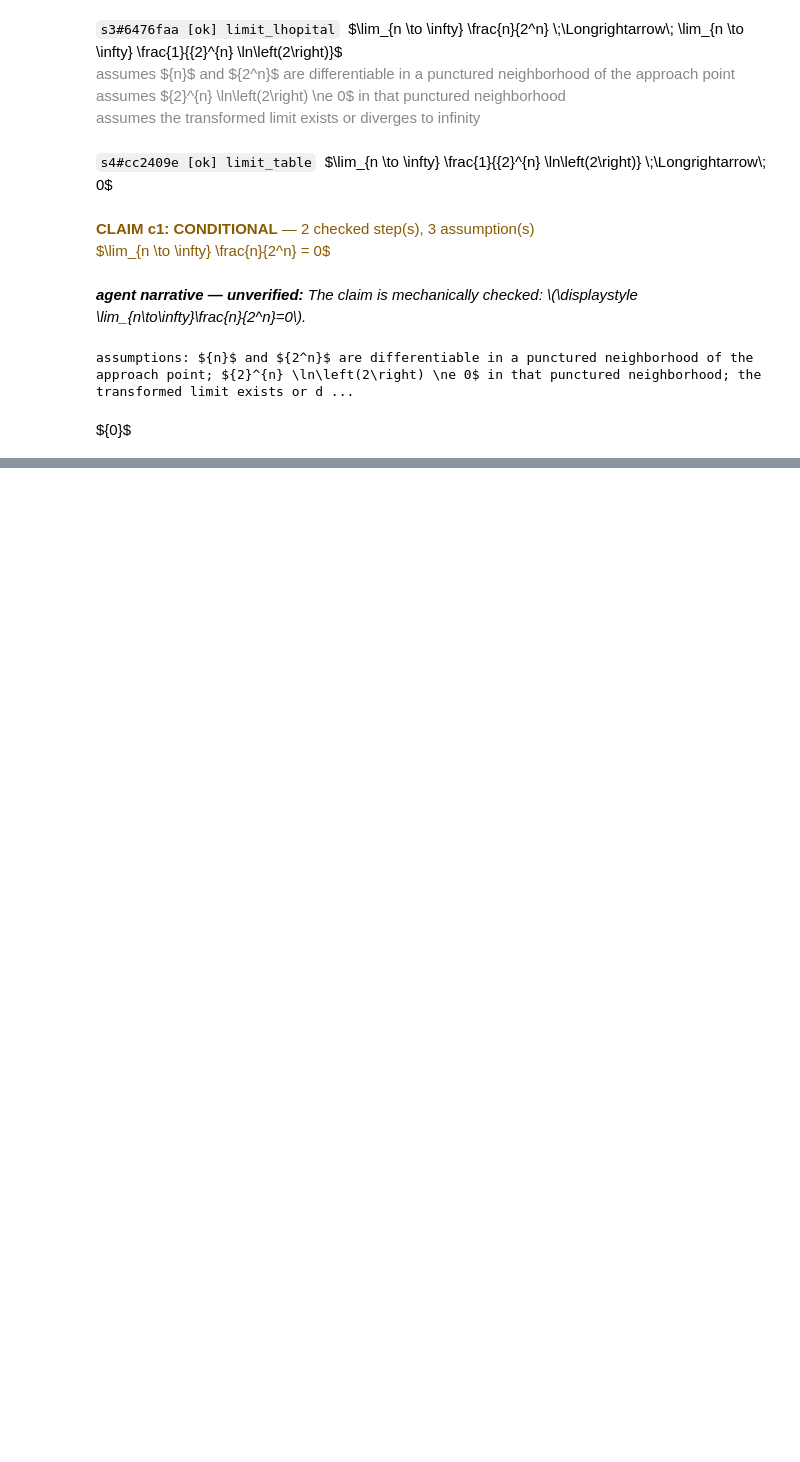
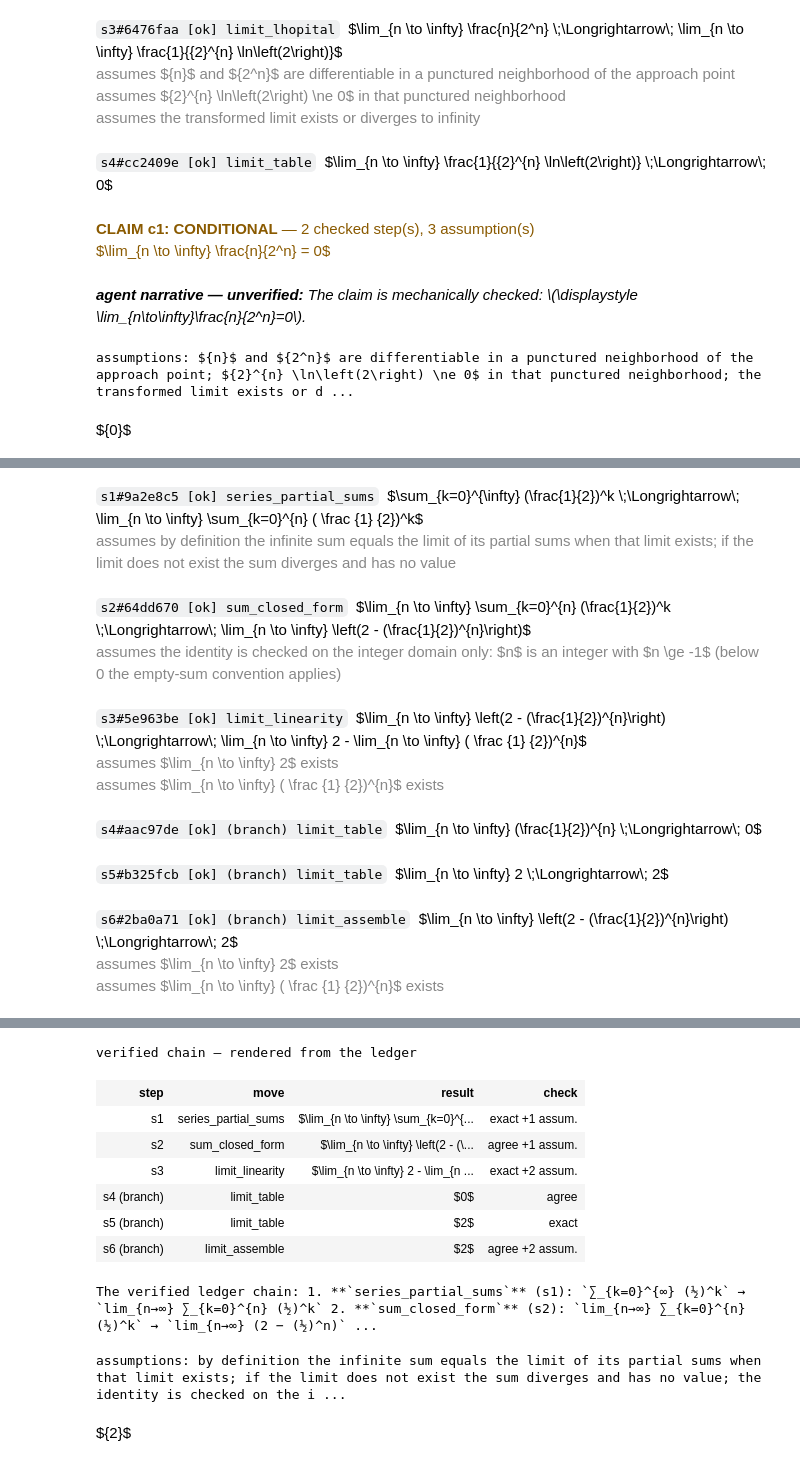
Before and after one commit to semyonc/toymath, a Jupyter notebook: examples/Into.ipynb, the cells around one changed output, grey strips where cells are left out. Cells and saved outputs as stored; diff of their text form; code cells hidden in the pictures; blank space fills up the shorter version.

```diff
--- a/examples/Into.ipynb
+++ b/examples/Into.ipynb
@@ -49,0 +61,22 @@ ${0}$
+# %%
+do! Establish \sum_{k=0}^{\infty} (\frac{1}{2})^k = 2 with verified tactics only:
+series_partial_sums, a checked closed form, then the limit chain. Then render
+one tikz figure — a proof-without-words dissection: a 2×1 rectangle cut into
+pieces of area 1, 1/2, 1/4, 1/8, 1/16, ..., each piece a rectangle obtained by
+halving the remaining space, alternating horizontal and vertical cuts, each
+labeled with its area, the first six pieces shaded in graded tones, and the
+uncut remainder left white. Title the figure with the ledger's final value.
+The figure is an illustration; only the ledger establishes the value.
+# %% [output]
+s1#9a2e8c5 [ok] series_partial_sums $\sum_{k=0}^{\infty} (\frac{1}{2})^k \;\Longrightarrow\; \lim_{n \to \infty} \sum_{k=0}^{n} ( \frac {1} {2})^k$
+assumes by definition the infinite sum equals the limit of its partial sums when that limit exists; if the limit does not exist the sum diverges and has no value
+s2#64dd670 [ok] sum_closed_form $\lim_{n \to \infty} \sum_{k=0}^{n} (\frac{1}{2})^k \;\Longrightarrow\; \lim_{n \to \infty} \left(2 - (\frac{1}{2})^{n}\right)$
+assumes the identity is checked on the integer domain only: $n$ is an integer with $n \ge -1$ (below 0 the empty-sum convention applies)
+s3#5e963be [ok] limit_linearity $\lim_{n \to \infty} \left(2 - (\frac{1}{2})^{n}\right) \;\Longrightarrow\; \lim_{n \to \infty} 2 - \lim_{n \to \infty} ( \frac {1} {2})^{n}$
+assumes $\lim_{n \to \infty} 2$ exists
+assumes $\lim_{n \to \infty} ( \frac {1} {2})^{n}$ exists
+s4#aac97de [ok] (branch) limit_table $\lim_{n \to \infty} (\frac{1}{2})^{n} \;\Longrightarrow\; 0$
+s5#b325fcb [ok] (branch) limit_table $\lim_{n \to \infty} 2 \;\Longrightarrow\; 2$
+s6#2ba0a71 [ok] (branch) limit_assemble $\lim_{n \to \infty} \left(2 - (\frac{1}{2})^{n}\right) \;\Longrightarrow\; 2$
+assumes $\lim_{n \to \infty} 2$ exists
+assumes $\lim_{n \to \infty} ( \frac {1} {2})^{n}$ exists
@@ -49,0 +84,11 @@ ${0}$
+verified chain — rendered from the ledger
+| step | move | result | check |
+| s1 | series_partial_sums | $\lim_{n \to \infty} \sum_{k=0}^{... | exact +1 assum. |
+| s2 | sum_closed_form | $\lim_{n \to \infty} \left(2 - (\... | agree +1 assum. |
+| s3 | limit_linearity | $\lim_{n \to \infty} 2 - \lim_{n ... | exact +2 assum. |
+| s4 (branch) | limit_table | $0$ | agree |
+| s5 (branch) | limit_table | $2$ | exact |
+| s6 (branch) | limit_assemble | $2$ | agree +2 assum. |
+The verified ledger chain: 1. **`series_partial_sums`** (s1): `∑_{k=0}^{∞} (½)^k` → `lim_{n→∞} ∑_{k=0}^{n} (½)^k` 2. **`sum_closed_form`** (s2): `lim_{n→∞} ∑_{k=0}^{n} (½)^k` → `lim_{n→∞} (2 − (½)^n)` ...
+assumptions: by definition the infinite sum equals the limit of its partial sums when that limit exists; if the limit does not exist the sum diverges and has no value; the identity is checked on the i ...
+${2}$
```
Also changed, not shown: parts of 4 cells of this notebook.
